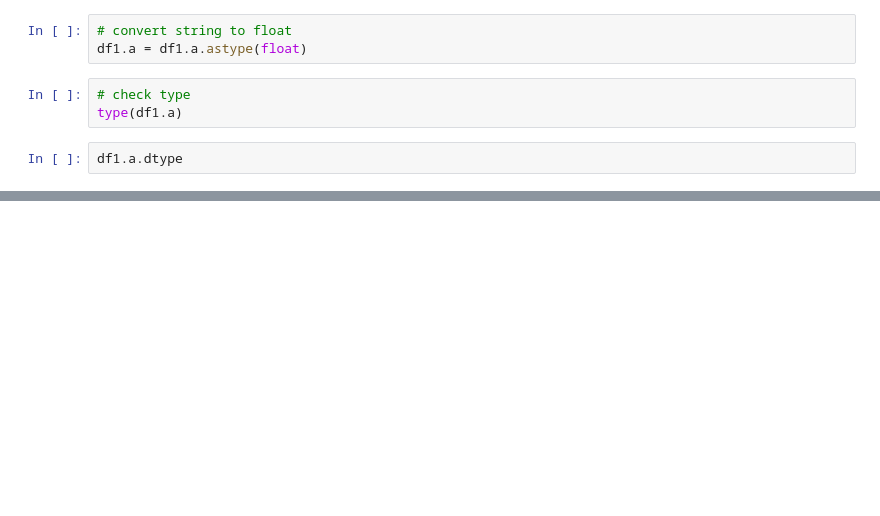
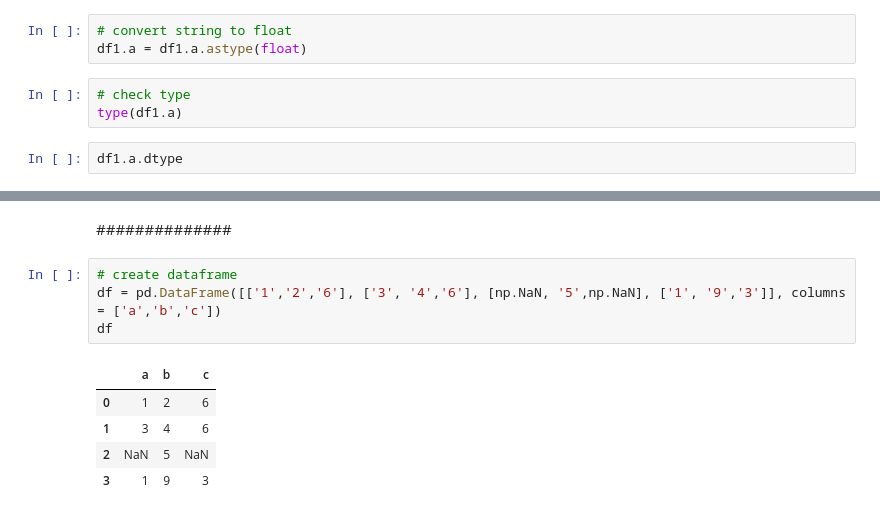
Before and after one commit to Jackgmlin/pandas-notes, a Jupyter notebook: pandas-api.ipynb, the cells around one changed output, grey strips where cells are left out. Cells and saved outputs as stored; diff of their text form; blank space fills up the shorter version.

```diff
--- a/pandas-api.ipynb
+++ b/pandas-api.ipynb
@@ -41,0 +279,12 @@ df
+# %% [markdown]
+##############
+# %%
+# create dataframe
+df = pd.DataFrame([['1','2','6'], ['3', '4','6'], [np.NaN, '5',np.NaN], ['1', '9','3']], columns = ['a','b','c'])
+df
+# %% [output]
+|  | a | b | c |
+| 0 | 1 | 2 | 6 |
+| 1 | 3 | 4 | 6 |
+| 2 | NaN | 5 | NaN |
+| 3 | 1 | 9 | 3 |
```
Also changed, not shown: parts of 49 cells of this notebook.
